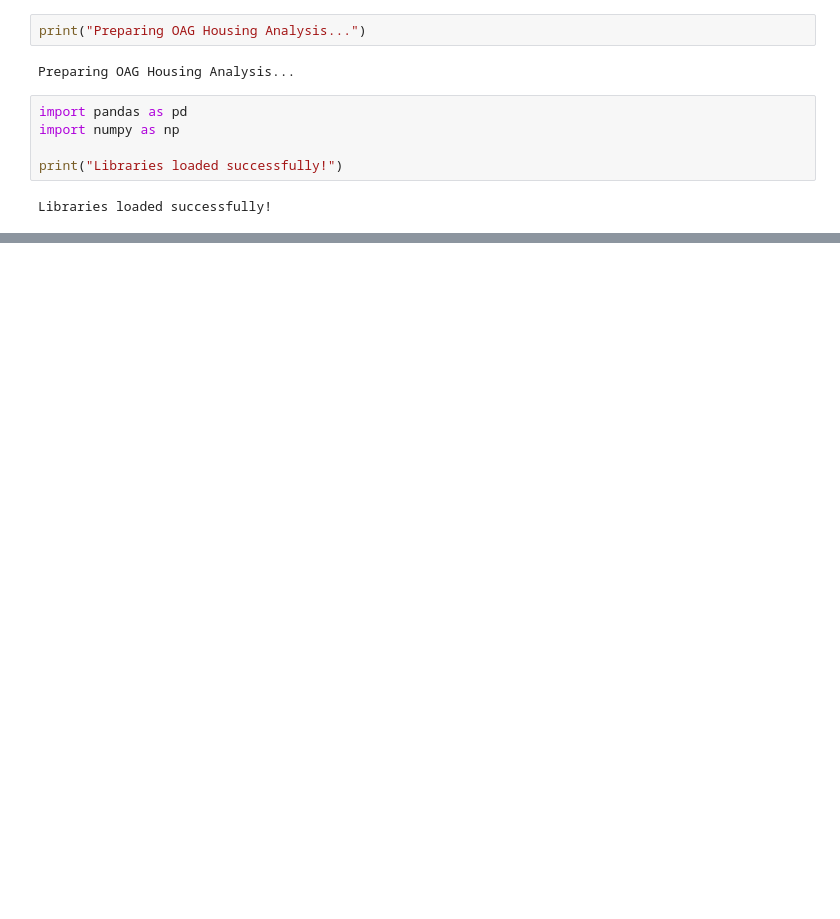
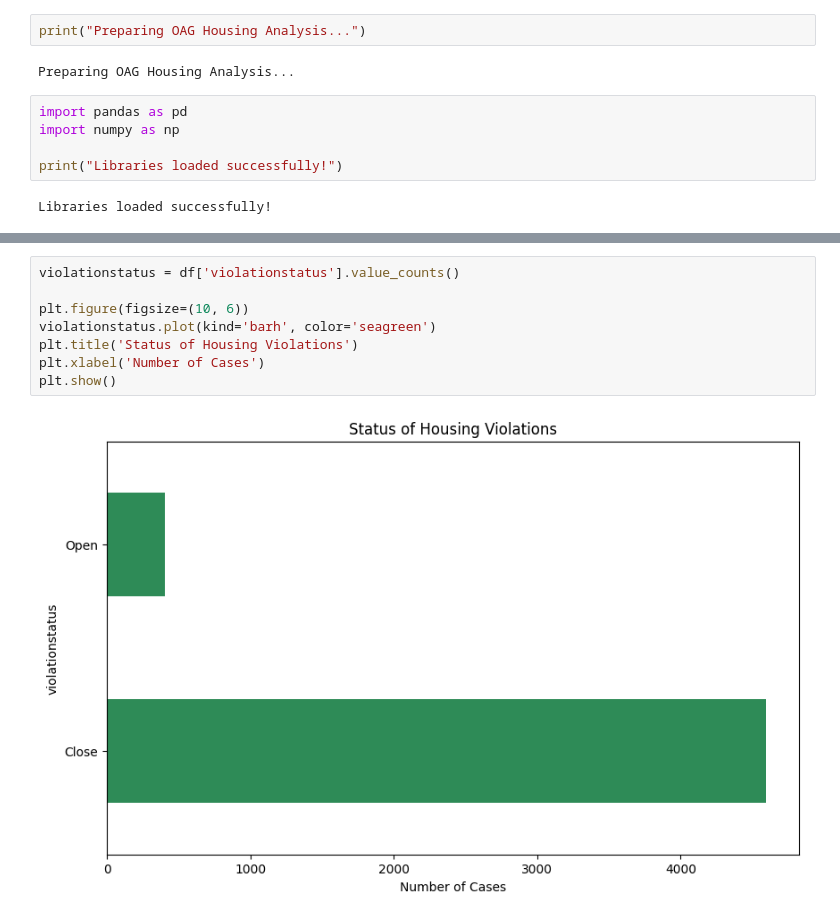
Before and after one commit to merlyn257/Housing_CodeAnalysis, a Jupyter notebook: OAG_Code_for_Housing_Analysis.ipynb, the cells around one changed output, grey strips where cells are left out. Drawn from its saved outputs; the diff is of its cells as text; blank space fills up the shorter version.

```diff
--- a/OAG_Code_for_Housing_Analysis.ipynb
+++ b/OAG_Code_for_Housing_Analysis.ipynb
@@ -22,0 +105,10 @@ df.head()
+# %%
+violationstatus = df['violationstatus'].value_counts()
+
+plt.figure(figsize=(10, 6))
+violationstatus.plot(kind='barh', color='seagreen')
+plt.title('Status of Housing Violations')
+plt.xlabel('Number of Cases')
+plt.show()
+# %% [output]
+[figure, added]
```
Also changed, not shown: parts of 7 cells of this notebook.
